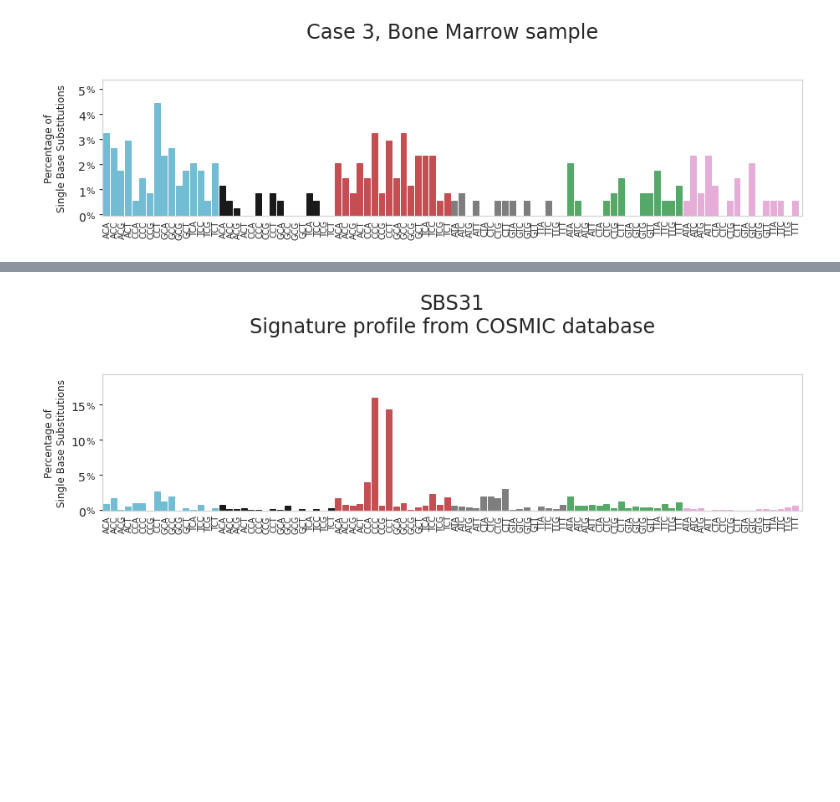
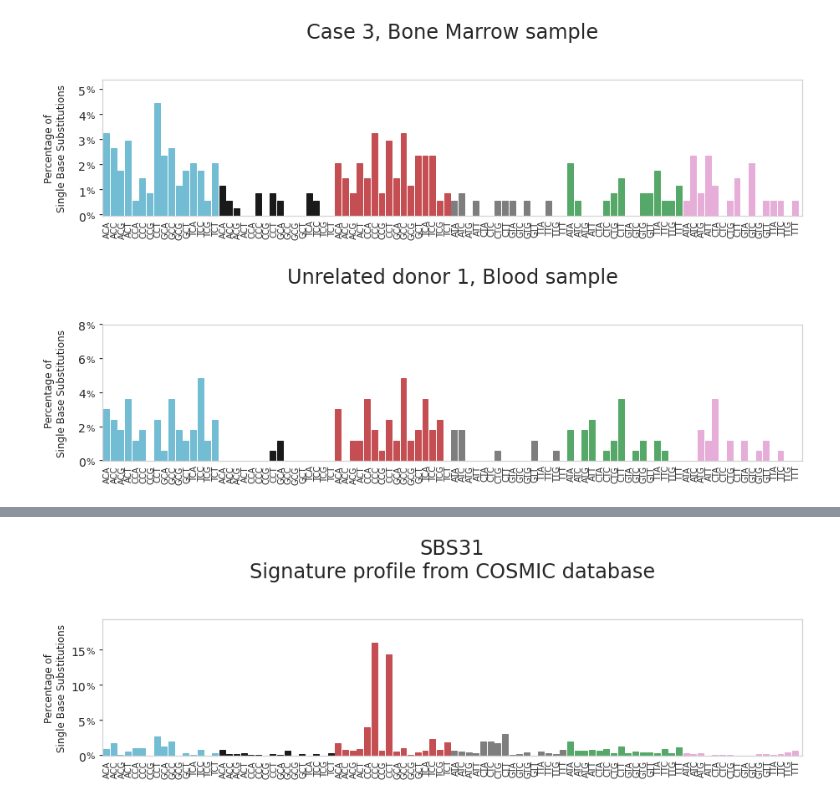
Before and after one commit to bbglab/second-tumors-children, a Jupyter notebook: duplex_analysis/mutational_profiles/Mutational_profiles.ipynb, the cells around one changed output, grey strips where cells are left out. Cells and saved outputs as stored; diff of their text form; code cells hidden in the pictures; blank space fills up the shorter version.

Commit message:
updated changes in mutational profiles from duplex sequencing

```diff
--- a/duplex_analysis/mutational_profiles/Mutational_profiles.ipynb
+++ b/duplex_analysis/mutational_profiles/Mutational_profiles.ipynb
@@ -130,6 +118,20 @@ def prepare_count_table(path):
     df1['BackgroundCount'] = df1['context'].map(depth_dict)
     df1['mean'] = df1['mut_count'] / df1['BackgroundCount']
     return df1
+
+def plot_signature_format (df1,title,dictionary=None):
+    if dictionary == None:
+        dictionary = make_dictionary(df1,map_genome_contexts_dict)
+    dict_counts = change_dct_format(dictionary)
+    fig, ax = plt.subplots()
+    plot_signature(dict_counts, title=title ,fig=fig,ax=ax,figsize=(15,3),pad=50,labels=[])
+    plt.ylabel('Percentage of\nSingle Base Substitutions',size=12)
+    ax.spines['left'].set_color('lightgrey')
+    ax.spines['top'].set_color('lightgrey')
+    ax.spines['bottom'].set_color('lightgrey')
+    ax.spines['right'].set_color('lightgrey')
+    ax.grid(False)
+    return ax
 # %%
 path = './output_dnanexus/'
 sample = 'AU2198.1'
@@ -371,3 +294,21 @@ plt.savefig('./figures_paper/case3_bonemarrow_profile.png',dpi=300, format='png'
 plt.show()
 # %% [output]
 [figure]
+# %%
+path = './output_dnanexus/'
+sample = 'AZ6342.1'
+file = 'CHp_39_T0.1.consensus.variant-calls.mut'
+title = 'Unrelated donor 1, Blood sample'
+df1 = prepare_count_table(path+file)
+ax = plot_signature_format(df1,title)
+ax.yaxis.set_label_coords(-.05, .5)
+plt.yticks(range(0,10,2))
+for pos in range(0,10,2):
+    plt.text(x=-2.8,y=pos-0.2,s='%',size=11)
+for pos in range(0,10,2):
+    plt.text(x=-1,y=pos-0.2,s='-',size=14)
+plt.savefig('./figures_paper/unrelated1_blood_profile.png',dpi=300, format='png',transparent=True,bbox_inches='tight')
+
+plt.show()
+# %% [output]
+[figure, added]
```
Also changed, not shown: parts of 13 cells of this notebook, 3 other files.
